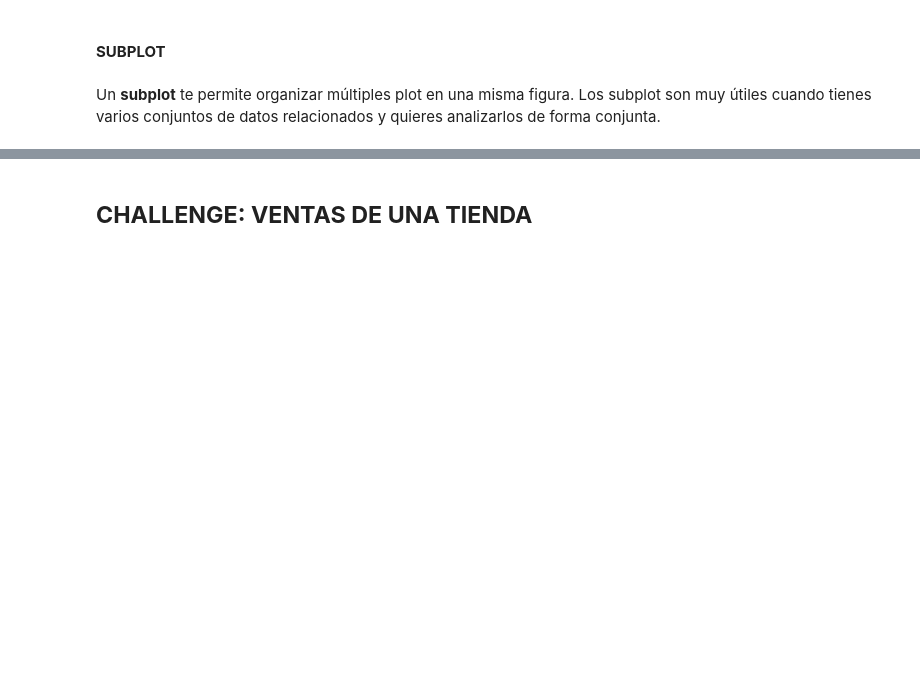
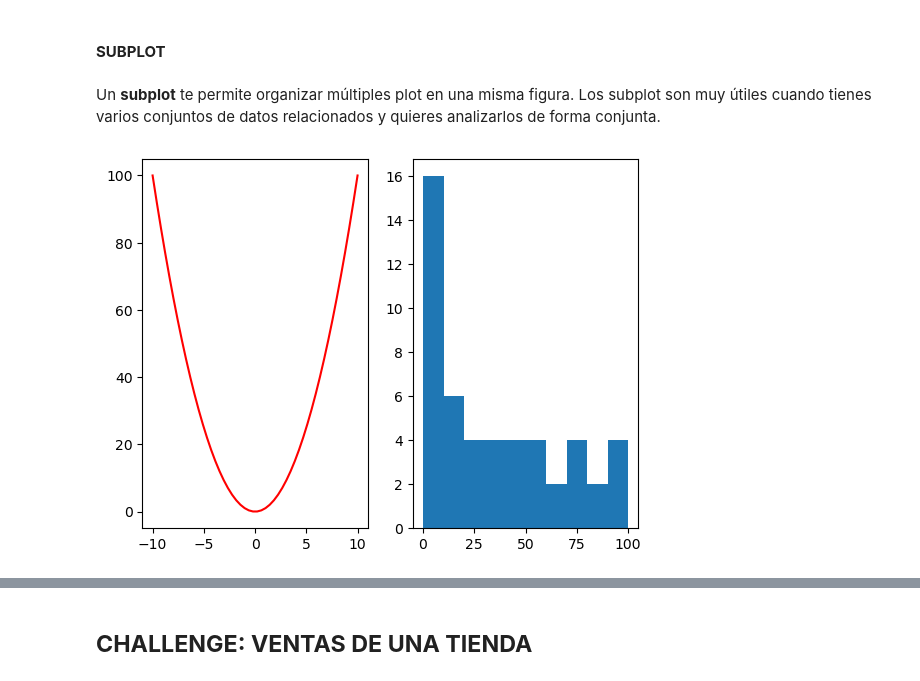
Before and after one commit to juanzin/dataScience, a Jupyter notebook: Hands_On_Introducción_a_las_Librerías_de_Python.ipynb, the cells around one changed output, grey strips where cells are left out. Drawn from its saved outputs; the diff is of its cells as text; code cells hidden in the pictures; blank space fills up the shorter version.

```diff
--- a/Hands_On_Introducción_a_las_Librerías_de_Python.ipynb
+++ b/Hands_On_Introducción_a_las_Librerías_de_Python.ipynb
@@ -181,0 +296,13 @@ Un **subplot** te permite organizar múltiples plot en una misma figura. Los sub
+# %%
+# Definir variables
+x = np.linspace(-10, 10, 50)
+y = np.square(x)
+# %%
+# Realizar gráfico dividido
+plt.subplot(1,2,1) # plt.subplot(2,1,1)
+plt.plot(x, y, 'r')
+plt.subplot(1,2,2) # plt.subplot(2,1,2)
+plt.hist(y)
+plt.show()
+# %% [output]
+[figure, added]
```
Also changed, not shown: parts of 46 cells of this notebook.
